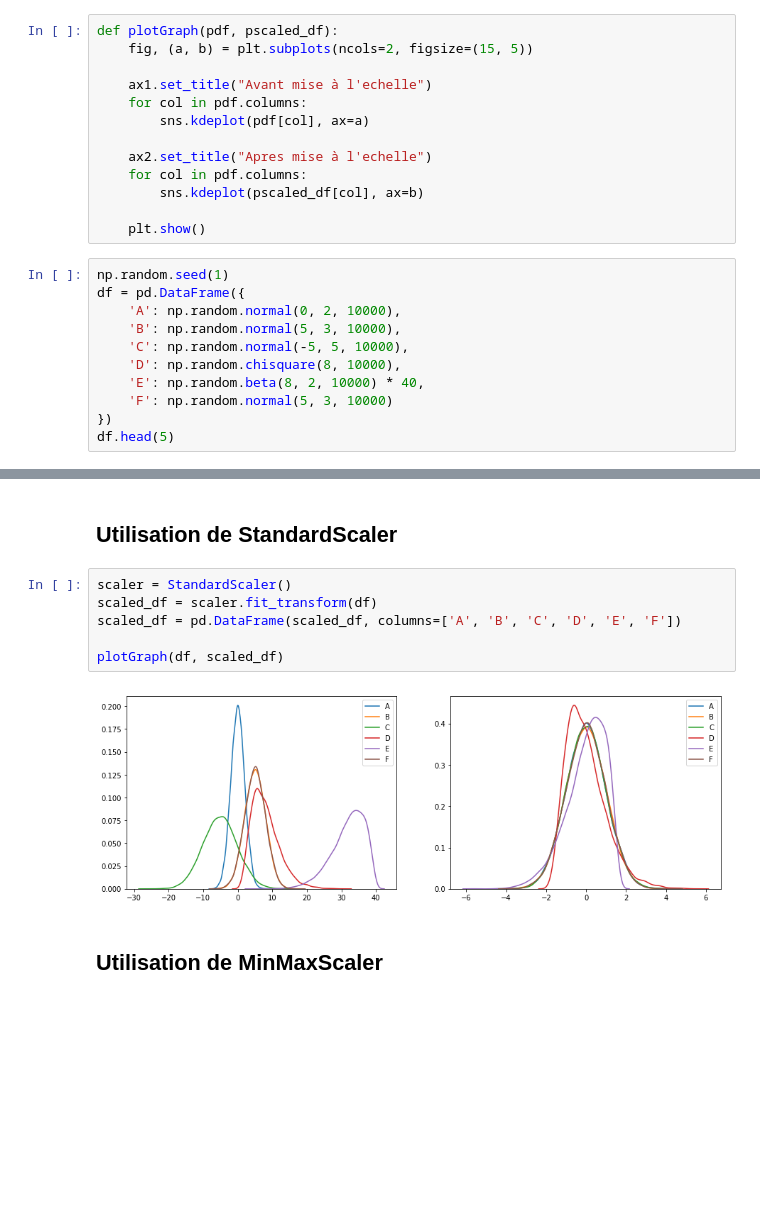
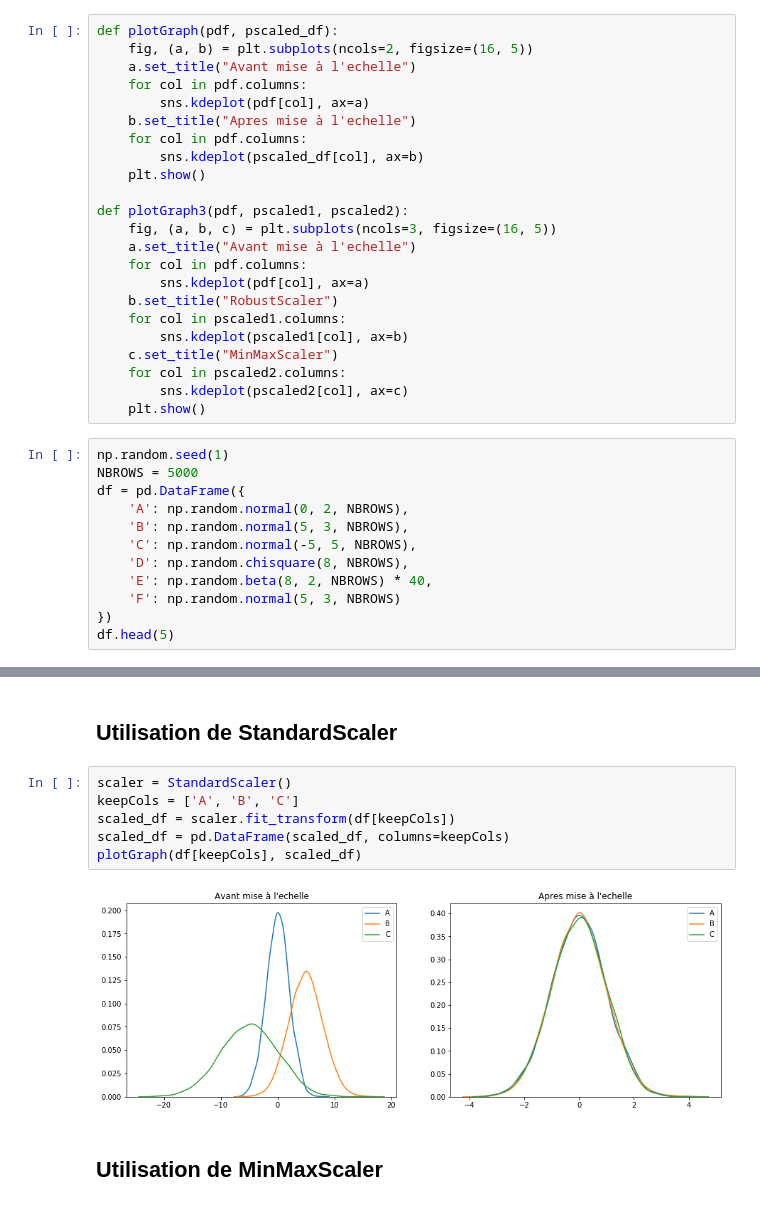
Before and after one commit to valparaizo/python_tutos, a Jupyter notebook: features_scaling/featurescaling_1.ipynb, the cells around one changed output, grey strips where cells are left out. Cells and saved outputs as stored; diff of their text form; blank space fills up the shorter version.

```diff
--- a/features_scaling/featurescaling_1.ipynb
+++ b/features_scaling/featurescaling_1.ipynb
@@ -9,26 +9,37 @@ import matplotlib.pyplot as plt
 import seaborn as sns
 # %%
 def plotGraph(pdf, pscaled_df):
-    fig, (a, b) = plt.subplots(ncols=2, figsize=(15, 5))
-
-    ax1.set_title("Avant mise à l'echelle")
+    fig, (a, b) = plt.subplots(ncols=2, figsize=(16, 5))
+    a.set_title("Avant mise à l'echelle")
     for col in pdf.columns:
         sns.kdeplot(pdf[col], ax=a)
-
-    ax2.set_title("Apres mise à l'echelle")
+    b.set_title("Apres mise à l'echelle")
     for col in pdf.columns:
         sns.kdeplot(pscaled_df[col], ax=b)
+    plt.show()
 
+def plotGraph3(pdf, pscaled1, pscaled2):
+    fig, (a, b, c) = plt.subplots(ncols=3, figsize=(16, 5))
+    a.set_title("Avant mise à l'echelle")
+    for col in pdf.columns:
+        sns.kdeplot(pdf[col], ax=a)
+    b.set_title("RobustScaler")
+    for col in pscaled1.columns:
+        sns.kdeplot(pscaled1[col], ax=b)
+    c.set_title("MinMaxScaler")
+    for col in pscaled2.columns:
+        sns.kdeplot(pscaled2[col], ax=c)
     plt.show()
 # %%
 np.random.seed(1)
+NBROWS = 5000
 df = pd.DataFrame({
-    'A': np.random.normal(0, 2, 10000),
-    'B': np.random.normal(5, 3, 10000),
-    'C': np.random.normal(-5, 5, 10000),
-    'D': np.random.chisquare(8, 10000),
-    'E': np.random.beta(8, 2, 10000) * 40,
-    'F': np.random.normal(5, 3, 10000)
+    'A': np.random.normal(0, 2, NBROWS),
+    'B': np.random.normal(5, 3, NBROWS),
+    'C': np.random.normal(-5, 5, NBROWS),
+    'D': np.random.chisquare(8, NBROWS),
+    'E': np.random.beta(8, 2, NBROWS) * 40,
+    'F': np.random.normal(5, 3, NBROWS)
 })
 df.head(5)
 # %% [output]
@@ -42,12 +53,12 @@ df.head(5)
 ## Utilisation de StandardScaler
 # %%
 scaler = StandardScaler()
-scaled_df = scaler.fit_transform(df)
-scaled_df = pd.DataFrame(scaled_df, columns=['A', 'B', 'C', 'D', 'E', 'F'])
-
-plotGraph(df, scaled_df)
+keepCols = ['A', 'B', 'C']
+scaled_df = scaler.fit_transform(df[keepCols])
+scaled_df = pd.DataFrame(scaled_df, columns=keepCols)
+plotGraph(df[keepCols], scaled_df)
 # %% [output]
-[figure, old version]
+[figure, new version]
 # %% [markdown]
 ## Utilisation de MinMaxScaler
 # %%
```
Also changed, not shown: parts of 6 cells of this notebook.
